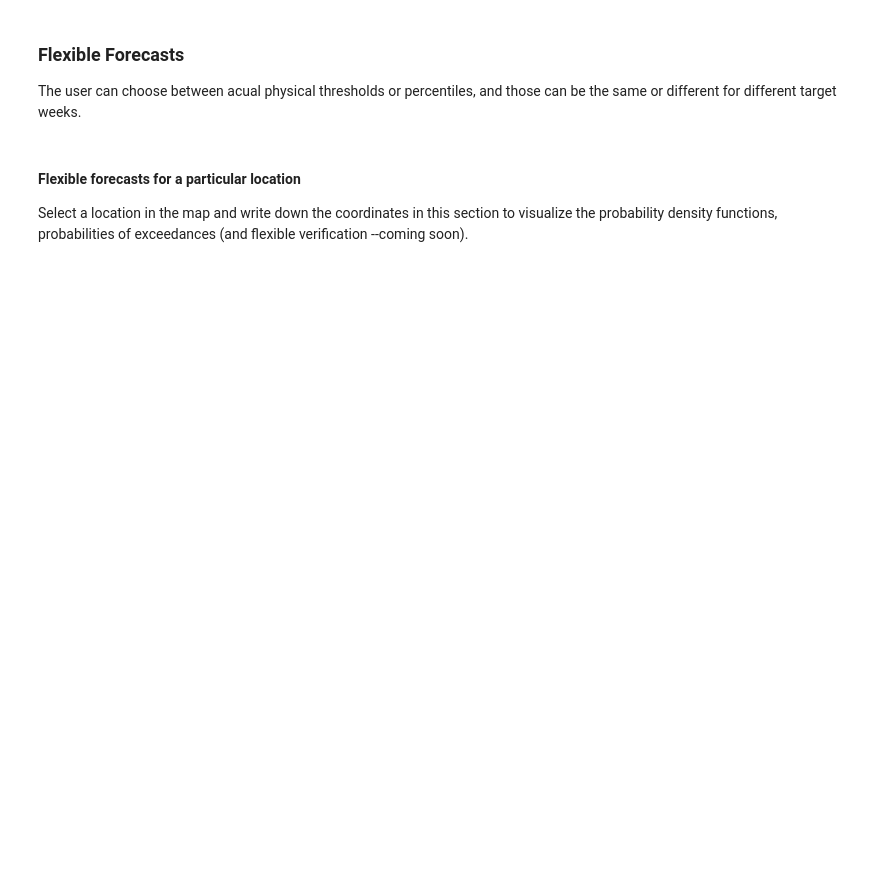
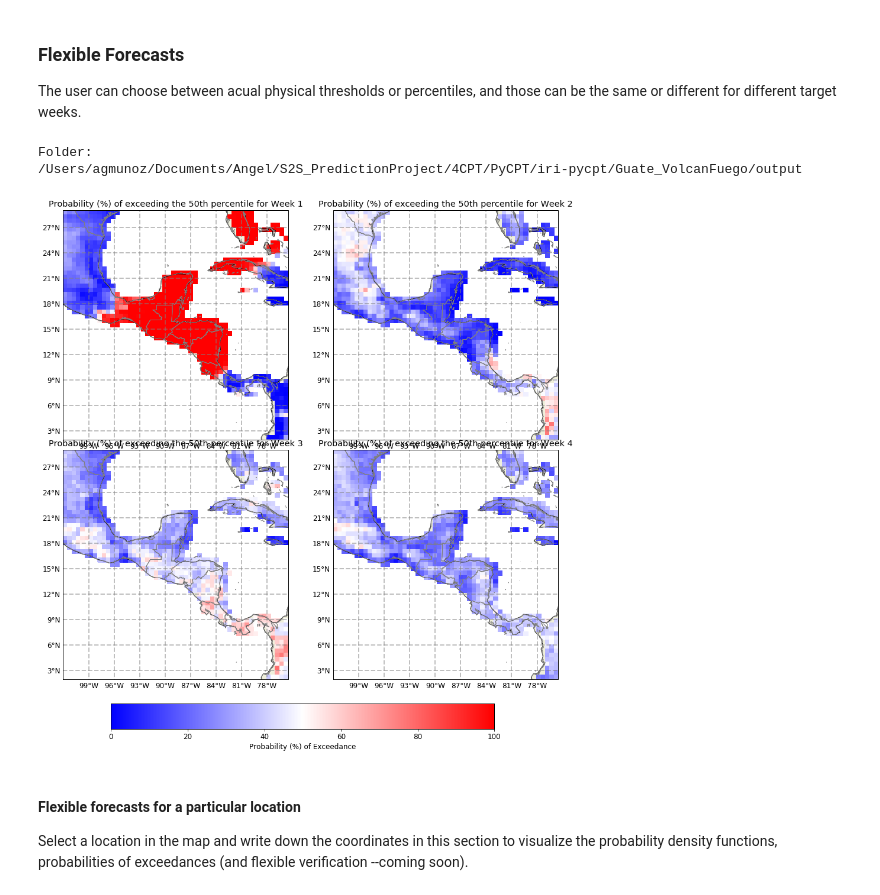
Before and after one commit to ssilje/iri-pycpt, a Jupyter notebook: PyCPT_s2sv1.7.ipynb, the cells around one changed output. Cells and saved outputs as stored; diff of their text form; code cells hidden in the pictures; blank space fills up the shorter version.

```diff
--- a/PyCPT_s2sv1.7.ipynb
+++ b/PyCPT_s2sv1.7.ipynb
@@ -317,17 +400,21 @@ plt.savefig('figures/ProbFcst'+model+'-'+obs+'-'+MOS+'.pdf', dpi=300)
 The user can choose between acual physical thresholds or percentiles, and those can be the same or different for different target weeks.
 # %%
 #threshold for the flexible format map (in mm/week -- remember: fcsts are in ANOMALIES!):
-flexformat_threshold = [0.66,0.66,0.66,0.66] #array (we need one threshold per forecast week)
+flexformat_threshold = [0.5,0.5,0.5,0.5] #array (we need one threshold per forecast week)
 ffthres_ispctl=True  #If True, flex format threshold is a percentile: 0.001 - 0.999
 
 print("Folder:")
 %cd $workdir/output
 plt.rcParams.update({'font.size': 12})
 if mpref=='noMOS' and fprefix=='PRCP':
     pltmapff(flexformat_threshold,ffthres_ispctl,ntrain,wlo1,elo1,sla1,nla1,fprefix,mpref,training_season,mon,fday,nwk,wk)
 else:
     pltmapff(flexformat_threshold,ffthres_ispctl,ntrain,wlo2,elo2,sla2,nla2,fprefix,mpref,training_season,mon,fday,nwk,wk)
-plt.savefig('figures/ProbFcst-Flexplt'+model+'-'+obs+'-'+MOS+'.pdf', dpi=300)
+plt.savefig("ProbFcst_Flex.pdf", dpi=300)
+# %% [output]
+Folder:
+/Users/agmunoz/Documents/Angel/S2S_PredictionProject/4CPT/PyCPT/iri-pycpt/Guate_VolcanFuego/output
+[figure, added]
 # %% [markdown]
 #### Flexible forecasts for a particular location
 Select a location in the map and write down the coordinates in this section to visualize the probability density functions, probabilities of exceedances (and flexible verification --coming soon).
```
Also changed, not shown: parts of 11 cells of this notebook, 1 other file.
